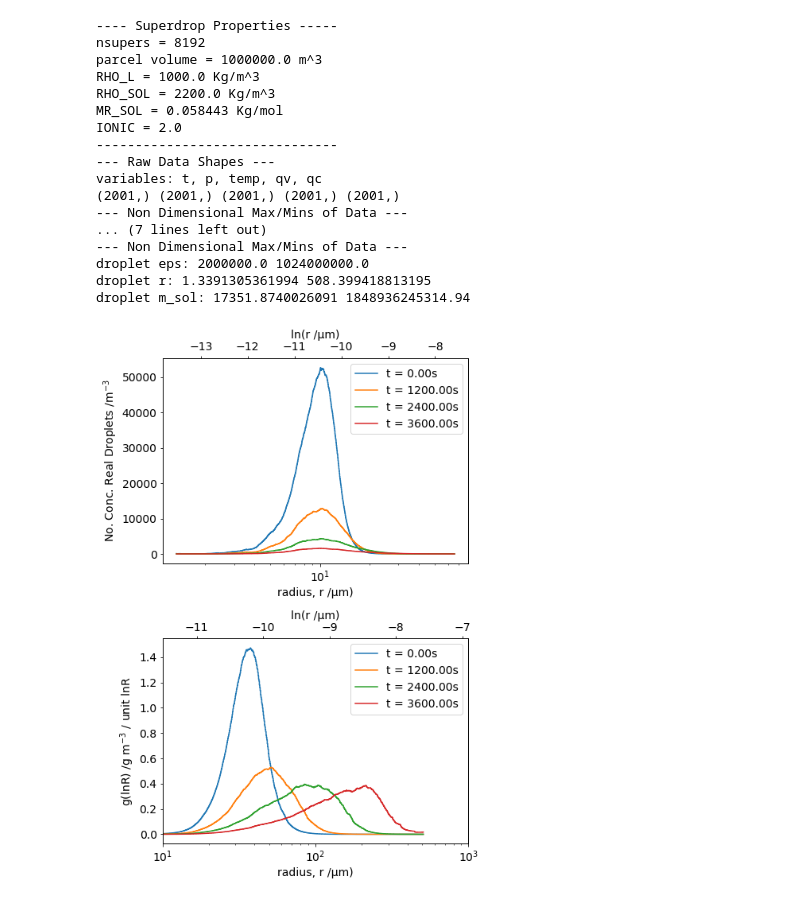
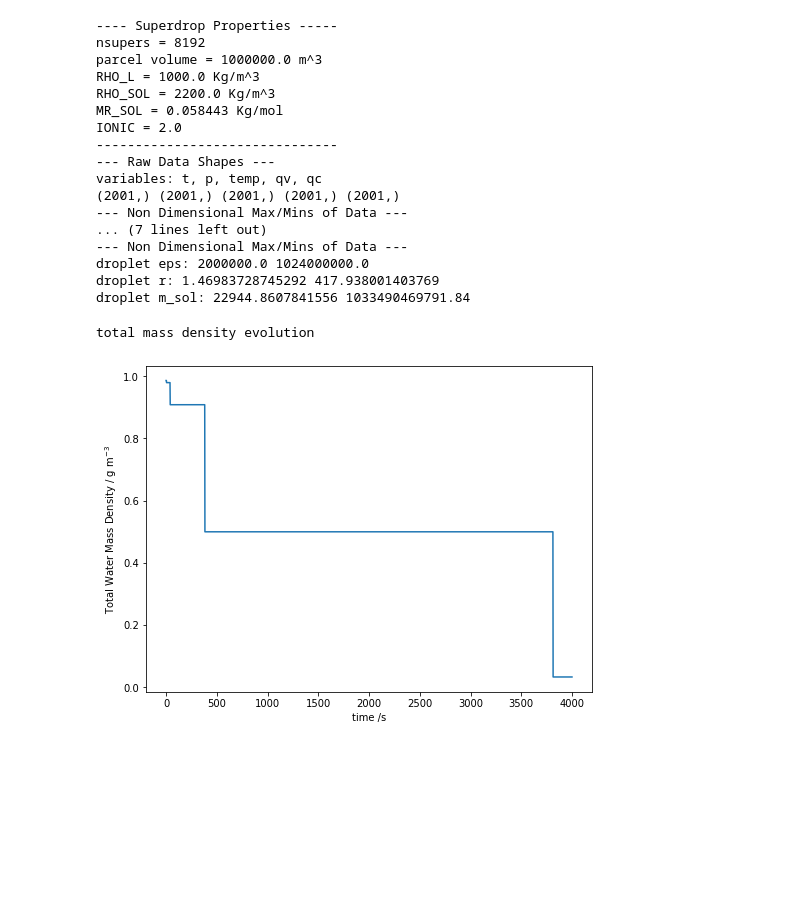
Before and after one commit to yoctoyotta1024/clara-bayley-superdroplets, a Jupyter notebook: plotSDs.ipynb, the cells around one changed output. Drawn from its saved outputs; the diff is of its cells as text; code cells hidden in the pictures; blank space fills up the shorter version.

```diff
--- a/plotSDs.ipynb
+++ b/plotSDs.ipynb
@@ -86,14 +94,23 @@ def dry_pot_temp(Temp, P, qv):
     Theta = Temp*(P[0]/P)**(Rgas/Cp)
 
     return Theta
+
+
+### Plotting functions
+def axplt(ax, x, y, xlab=None, ylab=None, lab=None, c=0, l='-'):
+    if type(c)==type(0):
+        c= 'C'+str(c)
+    ax.plot(x,y, label=lab, color=c, linestyle=l)
+    ax.set_xlabel(xlab)
+    ax.set_ylabel(ylab)
 # %%
 #### Get data and Re-Dimensionalise Solution ###
-SDprops = Common2AllSuperdrops(nsupers, VOL, CONSTS["RHO_L"], CONSTS["RHO_SOL"],
+t, p, temp, qv, qc = get_soldata(sol_filename, CONSTS["TIME0"], CONSTS["P0"], CONSTS["TEMP0"])
+eps, r, m_sol = get_SDdata(SDsol_filename, nsupers, CONSTS["R0"], MCONSTS["RHO0"])
+w = INITS["iW"]
+z = t*w
+SDprops = CommonSuperdropProperties(nsupers, VOL, CONSTS["RHO_L"], CONSTS["RHO_SOL"],
                 CONSTS["MR_SOL"], CONSTS["IONIC"])
-w = INITS["iW"]
-t, p, temp, qv, qc = get_soldata(sol_filename, CONSTS["TIME0"], CONSTS["P0"], CONSTS["TEMP0"])
-z = t*w
-eps, r, m_sol = get_SDdata(SDsol_filename, nsupers, CONSTS["R0"], MCONSTS["RHO0"])
 
 
 ### Some derived quantities
@@ -123,12 +140,20 @@ variables: t, p, temp, qv, qc
 ... (7 lines left out)
 --- Non Dimensional Max/Mins of Data ---
 droplet eps: 2000000.0 1024000000.0
-droplet r: 1.3391305361994 508.399418813195
-droplet m_sol: 17351.8740026091 1848936245314.94
+droplet r: 1.46983728745292 417.938001403769
+droplet m_sol: 22944.8607841556 1033490469791.84
+# %%
+print("total mass density evolution")
+fig, ax = plt.subplots(nrows=1, ncols=1, figsize=(8,6))
+totmassdens = np.sum(eps*SDprops.m(r, 0)/VOL, axis=1)
+axplt(ax, t, totmassdens*1000, xlab="time /s", ylab="Total Water Mass Density / g m$^{-3}$")
+# %% [output]
+total mass density evolution
+[figure, added]
 # %%
 fig, [ax1, ax2] = plt.subplots(nrows=2, ncols=1, figsize=(7,10))
 nbins = 1000
-#rspan = [np.amin(r), np.amax(r)]
+rspan = [np.amin(r), np.amax(r)]
 #rspan = [0.62e-6, 6.34e-2]
 nplts = 4
 #tplt = np.linspace(t[0], t[-1], nplts)
@@ -138,7 +163,7 @@ smoothsig = 0.62*nsupers**(-1/5)
 
 
 linear_twinax(ax1, np.log(r[0,:]), eps[0,:]/VOL)
-wghts0 = eps[0,:]/VOL*SDprops.m(r[0,:], 0)*1000
+wghts0 = eps[0,:]*SDprops.m(r[0,:], 0)/VOL*1000
 #wghts0 = eps[0,:]/VOL*SDprops.m_w(r[0,:], m_sol[0,:])*1000
 ax2b = linear_twinax(ax2, np.log(r[0,:]), wghts0)
 for i in range(nplts):
@@ -149,11 +174,12 @@ for i in range(nplts):
                 step=True, lab=tlab, c=c, ylab="No. Conc. Real Droplets /m$^{-3}$",
                 perlnR=False, smooth=smoothsig)
 
-        wghts = eps[ind,:]/VOL*SDprops.m(r[ind,:], 0)*1000
+        wghts = eps[ind,:]*SDprops.m(r[ind,:], 0)/VOL*1000
         #wghts = eps[ind,:]/VOL*SDprops.m_w(r[ind,:], m_sol[ind,:])*1000
         logr_distribution(rspan, nbins, r[ind,:], wghts, ax=ax2,
                 step=True, lab=tlab, c=c,
-                ylab="g(lnR) /g m$^{-3}$ / unit lnR",
+                ylab="mass density distribution\n"+\
+                        "g(lnR) /g m$^{-3}$ / unit lnR",
                 perlnR=True, smooth=smoothsig)
 #ax1.set_yscale('log')
 #ax2.set_yscale('log')
@@ -162,5 +188,3 @@ ax2.set_xlim([np.log(10e-6),np.log(1000e-6)])
 ax2b.set_xlim([10,1000])
 
 plt.tight_layout()
-# %% [output]
-[figure, removed]
```
Also changed, not shown: parts of 1 cell of this notebook, 9 other files.
